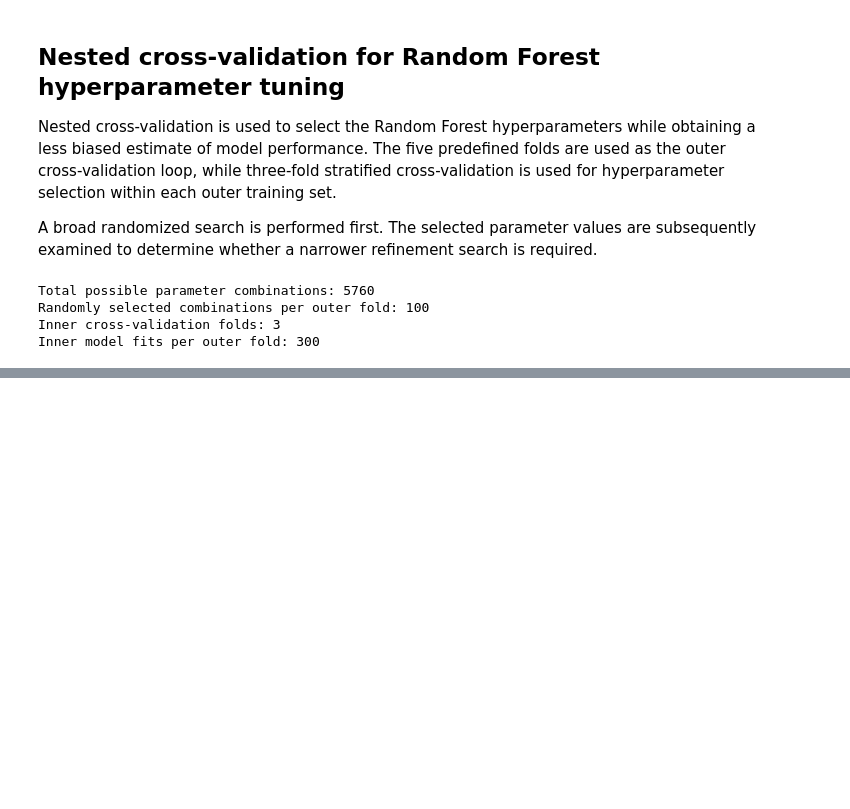
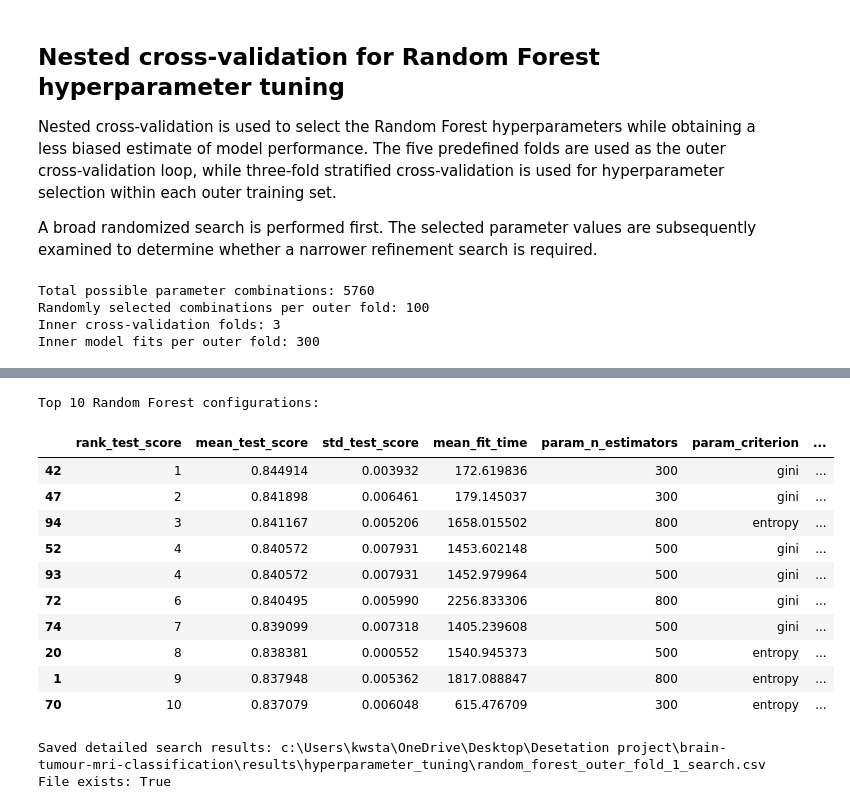
Before and after one commit to gcaluian/brain-tumour-mri-classification, a Jupyter notebook: notebooks/02_classical_models.ipynb, the cells around one changed output, grey strips where cells are left out. Saved outputs shown, nothing was run; the diff lists cells and outputs as text; code cells hidden in the pictures; blank space fills up the shorter version.

Commit message:
Saving the top 10 Random forest parameter combination for 1 fold.

```diff
--- a/notebooks/02_classical_models.ipynb
+++ b/notebooks/02_classical_models.ipynb
@@ -1280,0 +1379,75 @@ Inner model fits per outer fold: 300
+# %%
+# Inspecting and saving the Outer Fold 1 Random Forest search results
+
+random_forest_fold_1_cv_results = pd.DataFrame(
+    outer_fold_1_random_forest_search.cv_results_
+)
+
+random_forest_fold_1_top_results = (
+    random_forest_fold_1_cv_results[
+        [
+            "rank_test_score",
+            "mean_test_score",
+            "std_test_score",
+            "mean_fit_time",
+            "param_n_estimators",
+            "param_criterion",
+            "param_max_depth",
+            "param_min_samples_split",
+            "param_min_samples_leaf",
+            "param_max_features",
+            "param_bootstrap"
+        ]
+    ]
+    .sort_values("rank_test_score")
+    .head(10)
+)
+
+print("Top 10 Random Forest configurations:")
+display(random_forest_fold_1_top_results)
+
+RESULTS_DIR = (
+    PROJECT_ROOT
+    / "results"
+    / "hyperparameter_tuning"
+)
+
+RESULTS_DIR.mkdir(
+    parents=True,
+    exist_ok=True
+)
+
+RANDOM_FOREST_FOLD_1_RESULTS_FILE = (
+    RESULTS_DIR
+    / "random_forest_outer_fold_1_search.csv"
+)
+
+random_forest_fold_1_cv_results.to_csv(
+    RANDOM_FOREST_FOLD_1_RESULTS_FILE,
+    index=False
+)
+
+print(
+    "\nSaved detailed search results:",
+    RANDOM_FOREST_FOLD_1_RESULTS_FILE
+)
+
+print(
+    "File exists:",
+    RANDOM_FOREST_FOLD_1_RESULTS_FILE.exists()
+)
+# %% [output]
+Top 10 Random Forest configurations:
+|  | rank_test_score | mean_test_score | std_test_score | mean_fit_time | param_n_estimators | param_criterion | ... |
+| 42 | 1 | 0.844914 | 0.003932 | 172.619836 | 300 | gini | ... |
+| 47 | 2 | 0.841898 | 0.006461 | 179.145037 | 300 | gini | ... |
+| 94 | 3 | 0.841167 | 0.005206 | 1658.015502 | 800 | entropy | ... |
+| 52 | 4 | 0.840572 | 0.007931 | 1453.602148 | 500 | gini | ... |
+| 93 | 4 | 0.840572 | 0.007931 | 1452.979964 | 500 | gini | ... |
+| 72 | 6 | 0.840495 | 0.005990 | 2256.833306 | 800 | gini | ... |
+| 74 | 7 | 0.839099 | 0.007318 | 1405.239608 | 500 | gini | ... |
+| 20 | 8 | 0.838381 | 0.000552 | 1540.945373 | 500 | entropy | ... |
+| 1 | 9 | 0.837948 | 0.005362 | 1817.088847 | 800 | entropy | ... |
+| 70 | 10 | 0.837079 | 0.006048 | 615.476709 | 300 | entropy | ... |
+Saved detailed search results: c:\Users\kwsta\OneDrive\Desktop\Desetation project\brain-tumour-mri-classification\results\hyperparameter_tuning\random_forest_outer_fold_1_search.csv
+File exists: True
```
Also changed, not shown: parts of 1 cell of this notebook.
